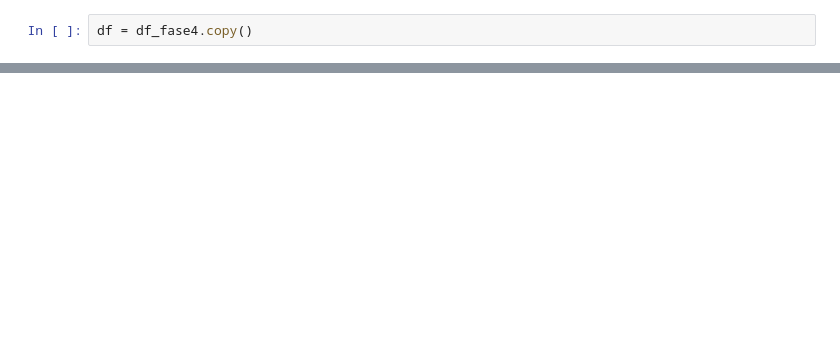
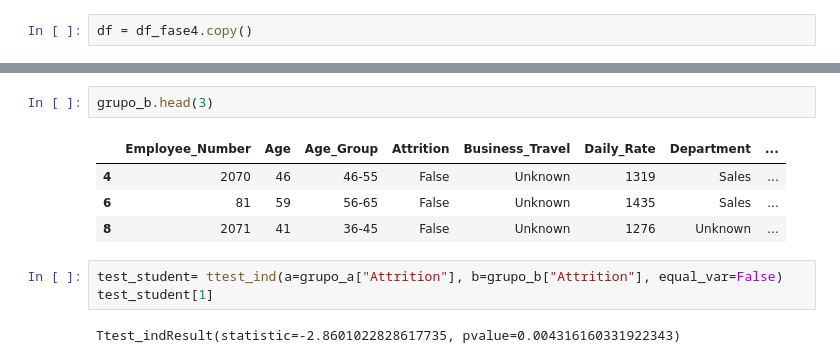
Before and after one commit to nuriancg/project-da-promo-H-module-3-team-1, a Jupyter notebook: Fase4_abTesting.ipynb, the cells around one changed output, grey strips where cells are left out. Drawn from its saved outputs; the diff is of its cells as text; blank space fills up the shorter version.

```diff
--- a/Fase4_abTesting.ipynb
+++ b/Fase4_abTesting.ipynb
@@ -73,0 +111,12 @@ Tasa de rotación en el Grupo B: 19.65%
+# %%
+grupo_b.head(3)
+# %% [output]
+|  | Employee_Number | Age | Age_Group | Attrition | Business_Travel | Daily_Rate | Department | ... |
+| 4 | 2070 | 46 | 46-55 | False | Unknown | 1319 | Sales | ... |
+| 6 | 81 | 59 | 56-65 | False | Unknown | 1435 | Sales | ... |
+| 8 | 2071 | 41 | 36-45 | False | Unknown | 1276 | Unknown | ... |
+# %%
+test_student= ttest_ind(a=grupo_a["Attrition"], b=grupo_b["Attrition"], equal_var=False)
+test_student[1]
+# %% [output]
+Ttest_indResult(statistic=-2.8601022828617735, pvalue=0.004316160331922343)
```
Also changed, not shown: parts of 8 cells of this notebook.
